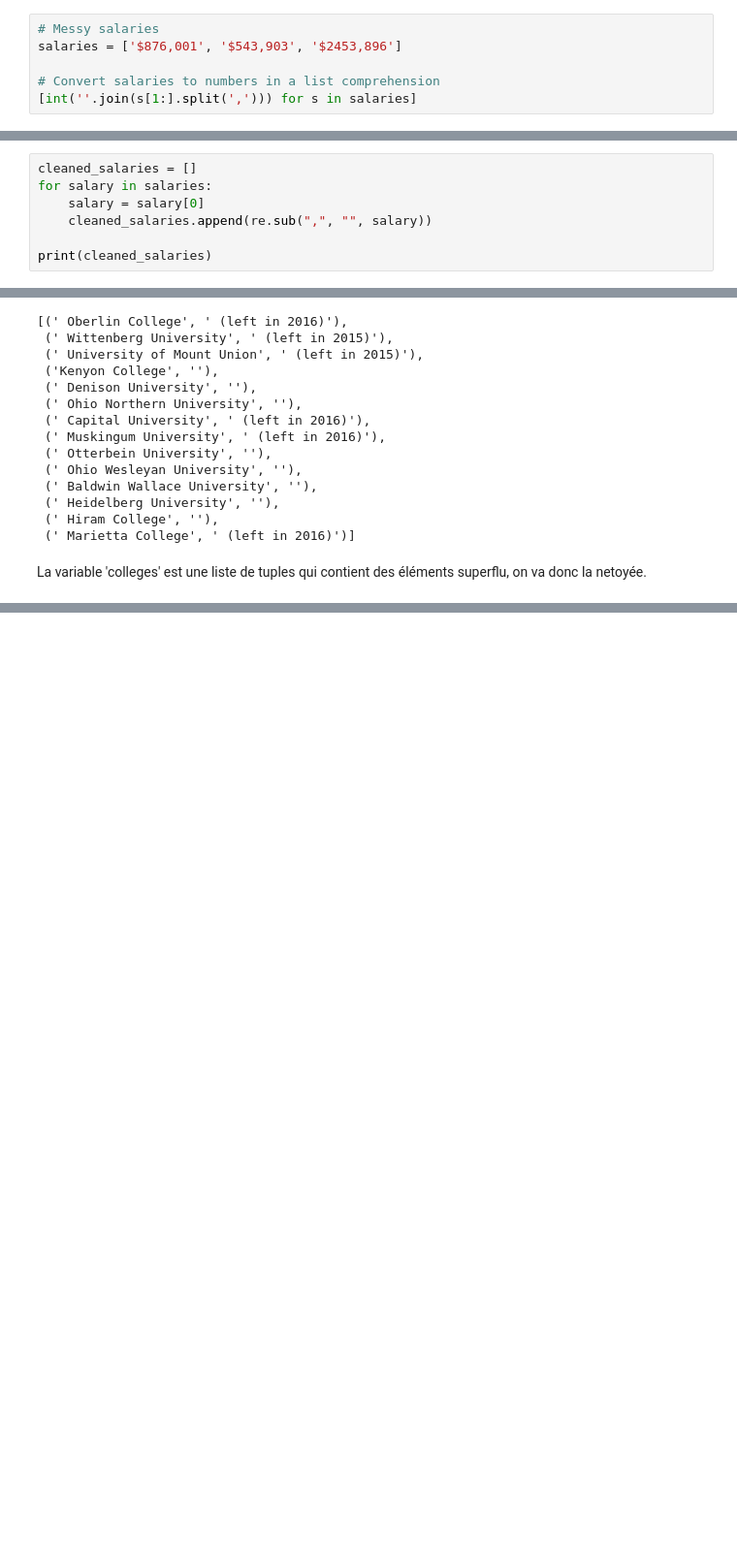
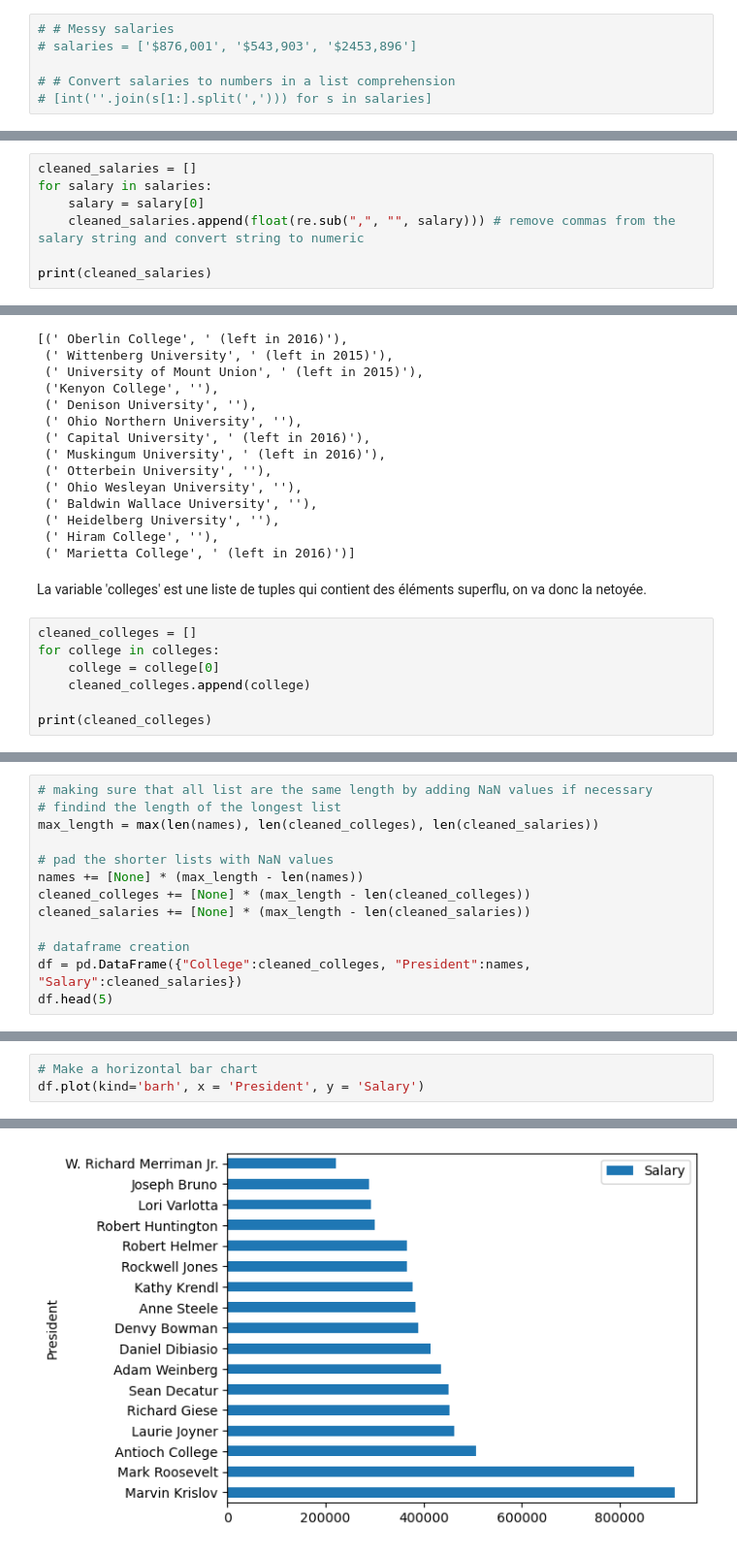
Before and after one commit to AxelArcidiaco/Projets-Dev-IA-1, a Jupyter notebook: Deep Learning & NLP/Story 6 - RegEx et Scraping/AxelArc-WebScrapping & RegEx Tutorial.ipynb, the cells around one changed output, grey strips where cells are left out. Shown at 97% size. Cells and saved outputs as stored; diff of their text form; blank space fills up the shorter version.

```diff
--- a/Deep Learning & NLP/Story 6 - RegEx et Scraping/AxelArc-WebScrapping & RegEx Tutorial.ipynb
+++ b/Deep Learning & NLP/Story 6 - RegEx et Scraping/AxelArc-WebScrapping & RegEx Tutorial.ipynb
@@ -78,8 +78,8 @@ salaries
 # %% [output]
 ['$911,651Marvin Krislov, Oberlin College (left in 2016): \xa0$829,913Mark Roosevelt, Antioch College, (left in 2015): $507,672Laurie Joyner, Wittenberg University (left in 2015): $463,504Richard Gies ...
 # %%
-# Messy salaries
-salaries = ['$876,001', '$543,903', '$2453,896']
+# # Messy salaries
+# salaries = ['$876,001', '$543,903', '$2453,896']
 
-# Convert salaries to numbers in a list comprehension
-[int(''.join(s[1:].split(','))) for s in salaries]
+# # Convert salaries to numbers in a list comprehension
+# [int(''.join(s[1:].split(','))) for s in salaries]
@@ -151,7 +153,7 @@ La variable 'salaries' est une liste de tuples qui contient des éléments super
 cleaned_salaries = []
 for salary in salaries:
     salary = salary[0]
-    cleaned_salaries.append(re.sub(",", "", salary))
+    cleaned_salaries.append(float(re.sub(",", "", salary))) # remove commas from the salary string and convert string to numeric
 
 print(cleaned_salaries)
 # %% [output]
@@ -176,3 +178,10 @@ colleges
  (' Marietta College', ' (left in 2016)')]
 # %% [markdown]
 La variable 'colleges' est une liste de tuples qui contient des éléments superflu, on va donc la netoyée.
+# %%
+cleaned_colleges = []
+for college in colleges:
+    college = college[0]
+    cleaned_colleges.append(college)
+
+print(cleaned_colleges)
@@ -183,0 +197,13 @@ import matplotlib as plt
+# %%
+# making sure that all list are the same length by adding NaN values if necessary
+# findind the length of the longest list
+max_length = max(len(names), len(cleaned_colleges), len(cleaned_salaries))
+
+# pad the shorter lists with NaN values
+names += [None] * (max_length - len(names))
+cleaned_colleges += [None] * (max_length - len(cleaned_colleges))
+cleaned_salaries += [None] * (max_length - len(cleaned_salaries))
+
+# dataframe creation
+df = pd.DataFrame({"College":cleaned_colleges, "President":names, "Salary":cleaned_salaries})
+df.head(5)
@@ -183,0 +217,4 @@ import matplotlib as plt
+# %%
+# Make a horizontal bar chart
+df.plot(kind='barh', x = 'President', y = 'Salary')
+# %% [output]
@@ -183,0 +222 @@ import matplotlib as plt
+[figure, added]
```
Also changed, not shown: parts of 8 cells of this notebook.
